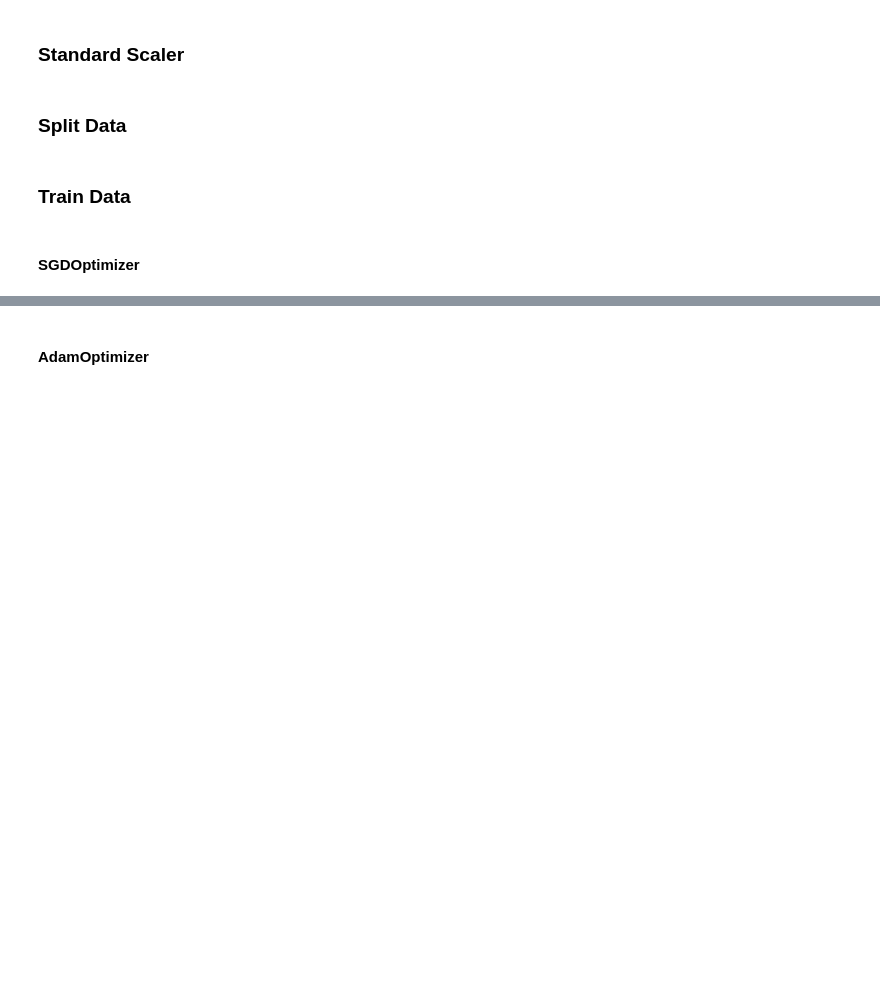
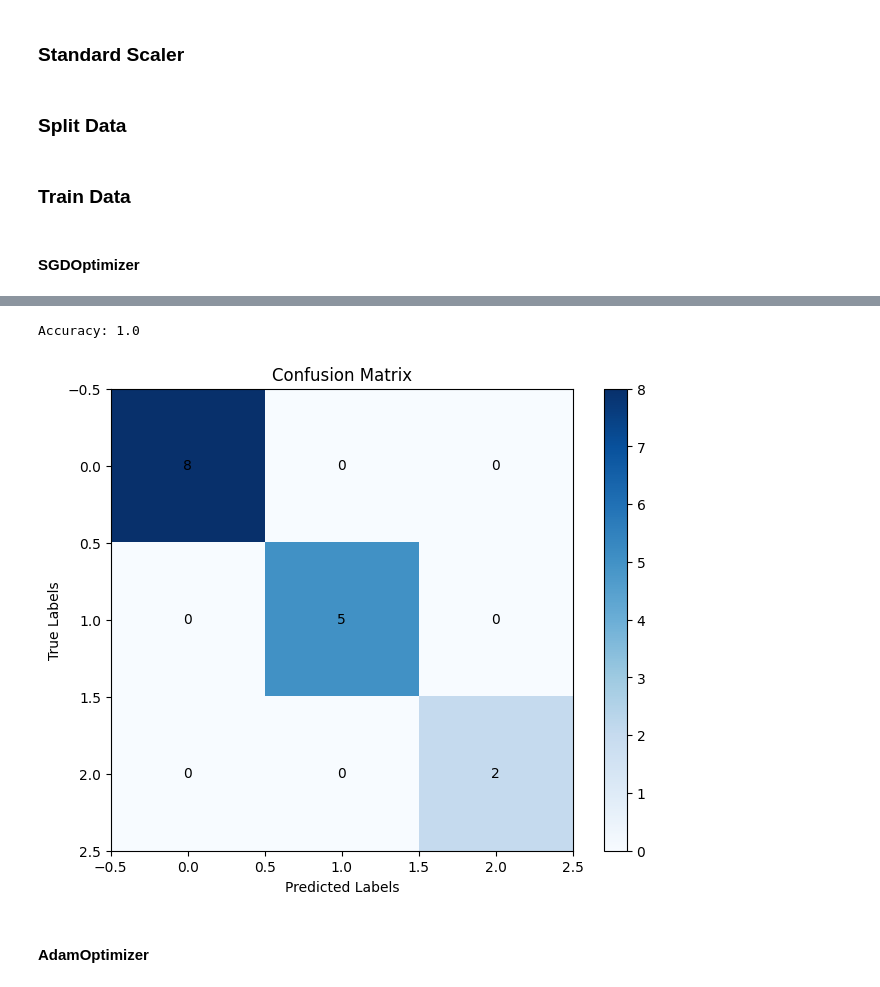
Before and after one commit to Optimization-and-Heuristics/NN-Project, a Jupyter notebook: code/NN.ipynb, the cells around one changed output, grey strips where cells are left out. Cells and saved outputs as stored; diff of their text form; code cells hidden in the pictures; blank space fills up the shorter version.

```diff
--- a/code/NN.ipynb
+++ b/code/NN.ipynb
@@ -161,4 +224,16 @@ trainer.train(X_train, Y_train,X_val,Y_val, epochs=130)
 --------------------------------------------------------------------
+# %%
+# Haz pruebas para el conjunto de prueba
+Y_pred = predict(X_test, model)
+accuracy = np.mean(Y_pred == Y_test)
+
+print(f"Accuracy: {accuracy}")
+# %% [output]
+Accuracy: 1.0
+# %%
+confusion_matrix(Y_test, Y_pred)
+# %% [output]
+[figure, added]
 # %% [markdown]
 #### AdamOptimizer
 # %%
```
Also changed, not shown: parts of 12 cells of this notebook, 1 other file.
